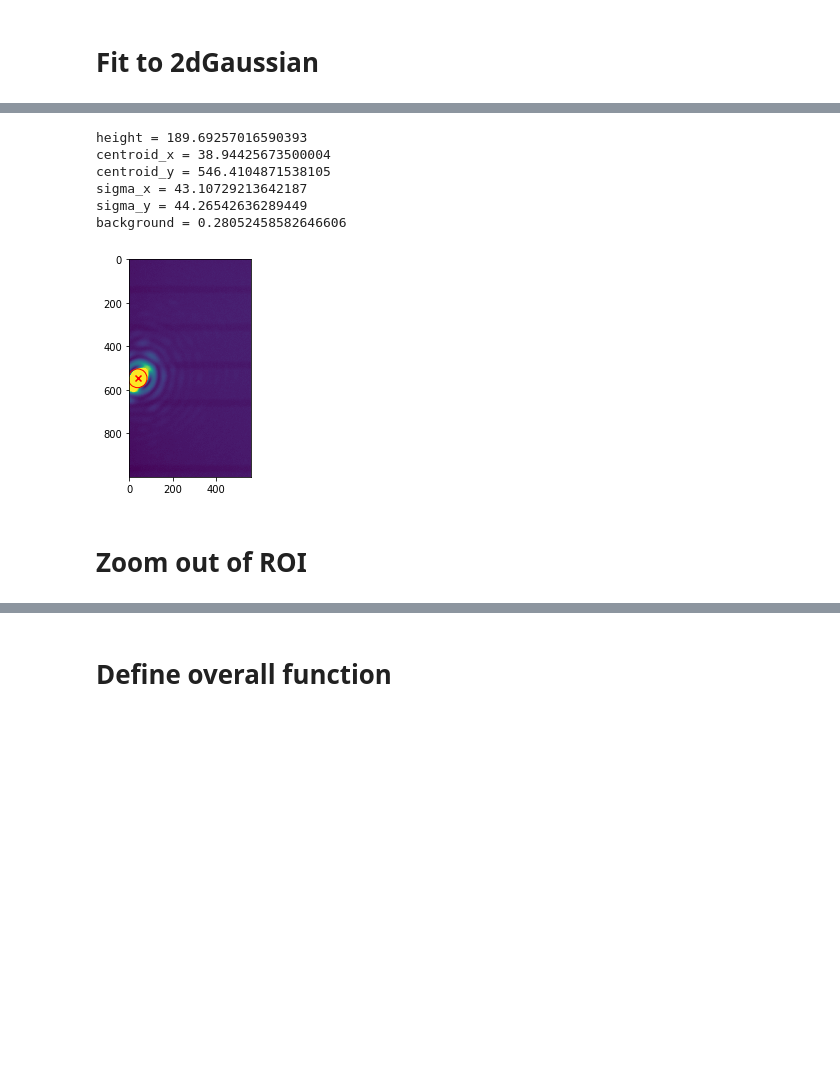
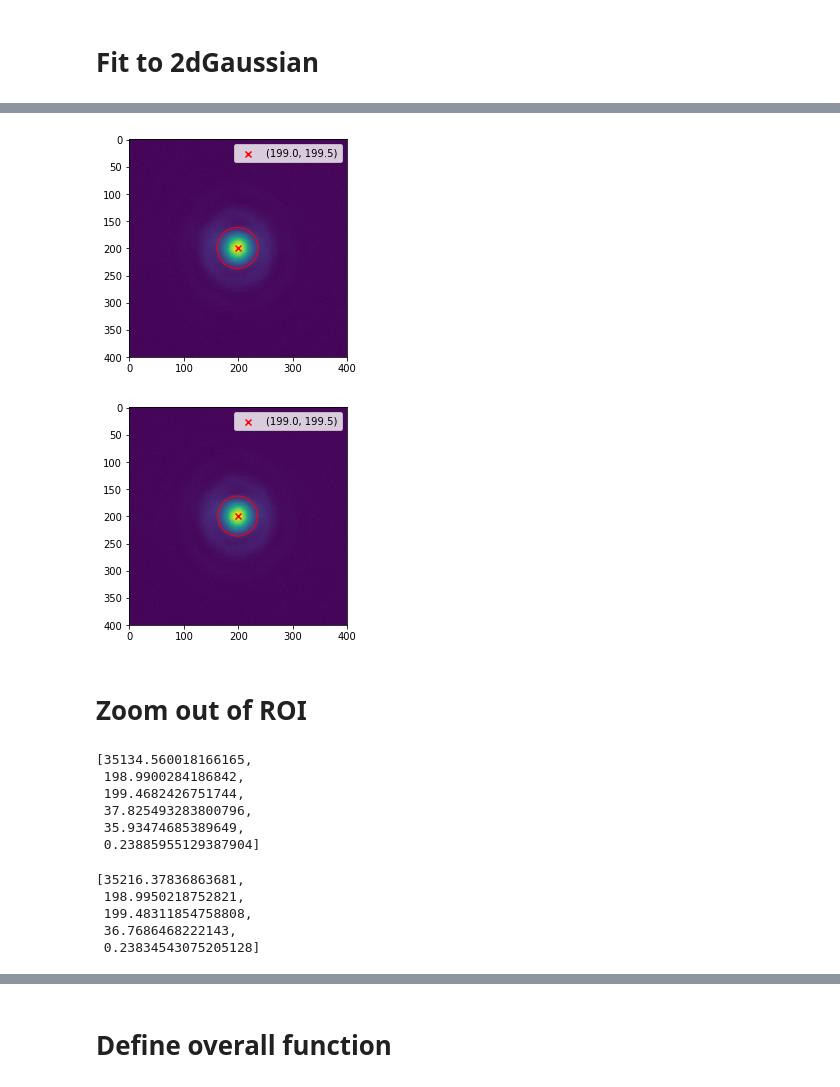
Before and after one commit to proscrite/sabatsw, a Jupyter notebook: laserlab/notebooks/gaussian2d_fit.ipynb, the cells around one changed output, grey strips where cells are left out. Cells and saved outputs as stored; diff of their text form; code cells hidden in the pictures; blank space fills up the shorter version.

```diff
--- a/notebooks/gaussian2d_fit.ipynb
+++ b/laserlab/notebooks/gaussian2d_fit.ipynb
@@ -30,4 +30,17 @@ def guess_centroid(im : np.ndarray):
 
 def select_roi(im : np.ndarray, bounds : list) -> np.ndarray:
     return im[bounds[0] : bounds[1], bounds[2] : bounds[3]]
+
+def plot_fit_result(im : np.ndarray, p0 : list, ax = None):
+    """Plot gaussian center (p0[1], p0[2]) as a cross
+    and a circle of radius p0[3]"""
+    if ax == None : ax = plt.gca()
+    pl = ax.imshow(im)#, cmap=plt.get_cmap('gray'))
+    cross = ax.scatter(x=p0[1], y=p0[2], marker='x',
+     color='r', label = '(%.1f, %.1f)' %(p0[1], p0[2]))
+
+    circle = plt.Circle((p0[1], p0[2]), radius=p0[3], color='r', lw=1, fill=False,
+     label = '$(\sigma_x, \sigma_y) = $ (%.1f, %.1f)' %(p0[3], p0[4]))
+    ax.add_artist(circle)
+    ax.legend([cross], ['(%.1f, %.1f)' %(p0[1], p0[2])])
 # %%
@@ -127,3 +164,6 @@ plt.imshow(im)
 # %% [output]
 <matplotlib.image.AxesImage at 0x...>
 [figure]
+# %%
+im = plt.imread('nolens_3cm.tiff')
+plt.imshow(im)
@@ -131,9 +174,11 @@ plt.imshow(im)
 # Autoselect ROI
 # %%
 img = rgb2gray(im)
-mx = guess_centroid(img)
-bounds = bound_roi(img, mx, 500)
-imroi = select_roi(img, bounds)
+mx = guess_centroid(im)
+bounds = bound_roi(im, mx, 200)
+bounds
+
+imroi = select_roi(im, bounds)
 
 mxroi = guess_centroid(imroi)
 pl = plt.imshow(imroi)#, cmap=plt.get_cmap('gray'))
@@ -181,16 +206,36 @@ None
 # %%
+fit = fitGauss2d(imroi, p0 = p0, mode='ind')
+
 pars = make_params(fit)
 plot_fit_result(imroi, pars)
 # %% [output]
-height = 189.69257016590393
-centroid_x = 38.94425673500004
-centroid_y = 546.4104871538105
-sigma_x = 43.10729213642187
-sigma_y = 44.26542636289449
-background = 0.28052458582646606
-[figure, old version]
+[figure, new version]
+# %%
+fit = fitGauss2d(imroi, p0 = p0, mode='waist')
+
+pars = make_params(fit)
+plot_fit_result(imroi, pars)
+# %% [output]
+[figure, added]
 # %% [markdown]
 #  Zoom out of ROI
+# %%
+pars
+# %% [output]
+[35134.560018166165,
+ 198.9900284186842,
+ 199.4682426751744,
+ 37.825493283800796,
+ 35.93474685389649,
+ 0.23885955129387904]
+# %%
+pars
+# %% [output]
+[35216.37836863681,
+ 198.9950218752821,
+ 199.48311854758808,
+ 36.7686468222143,
+ 0.23834543075205128]
 # %%
 newp = zoom_out(pars, bounds)
 plot_fit_result(im, newp)
```
Also changed, not shown: parts of 14 cells of this notebook, 33 other files.
